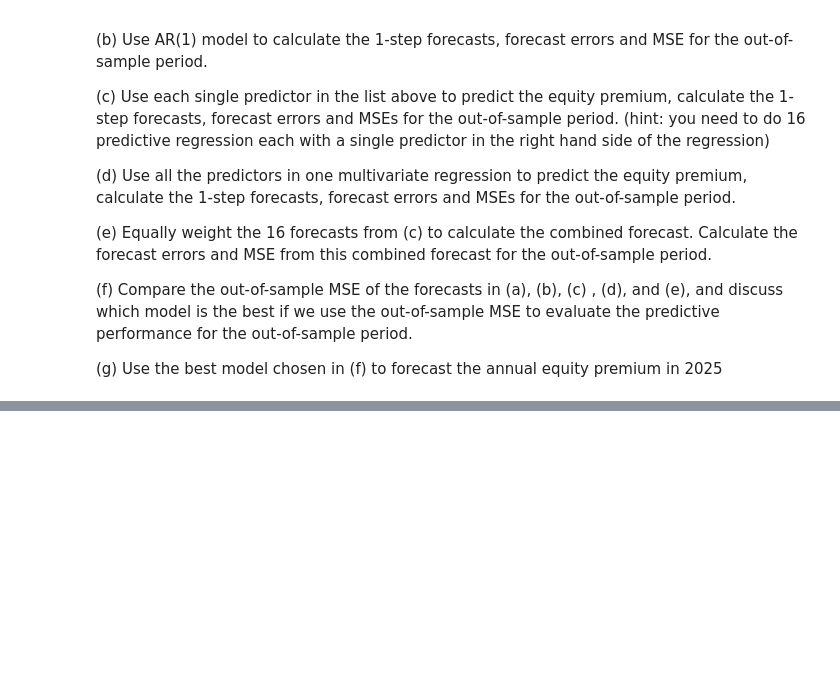
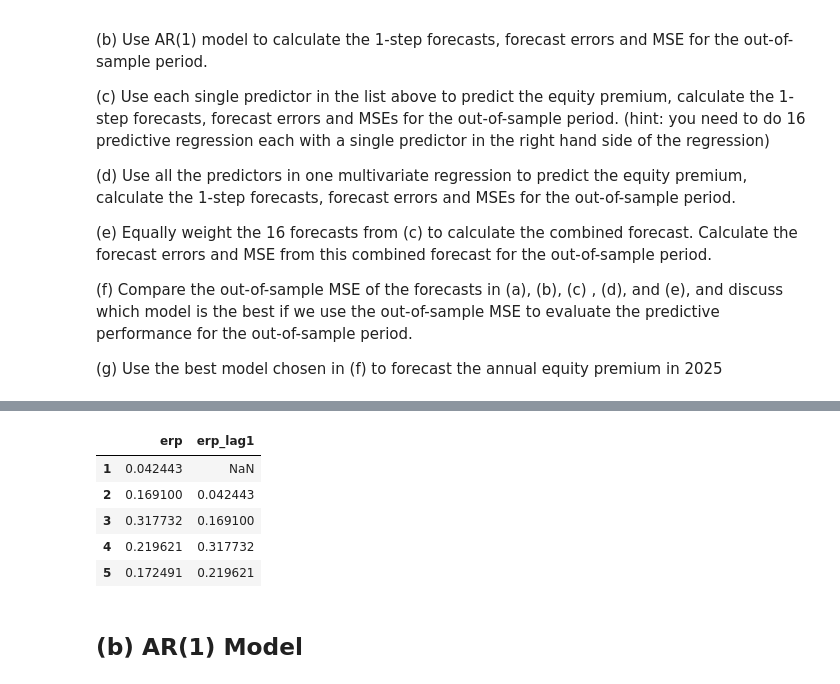
Before and after one commit to Mysterioucz/SuperPetch, a Jupyter notebook: Python/ml/punpun_hw/2/assignment.ipynb, the cells around one changed output, grey strips where cells are left out. Drawn from its saved outputs; the diff is of its cells as text; code cells hidden in the pictures; blank space fills up the shorter version.

```diff
--- a/Python/ml/punpun_hw/2/assignment.ipynb
+++ b/Python/ml/punpun_hw/2/assignment.ipynb
@@ -73 +119,13 @@ actuals = []
+# %%
+df["erp_lag1"] = df["erp"].shift(1)
+df[["erp", "erp_lag1"]].head()
+# %% [output]
+|  | erp | erp_lag1 |
+| 1 | 0.042443 | NaN |
+| 2 | 0.169100 | 0.042443 |
+| 3 | 0.317732 | 0.169100 |
+| 4 | 0.219621 | 0.317732 |
+| 5 | 0.172491 | 0.219621 |
+# %% [markdown]
+## (b) AR(1) Model
 # %%
```
Also changed, not shown: parts of 15 cells of this notebook.
